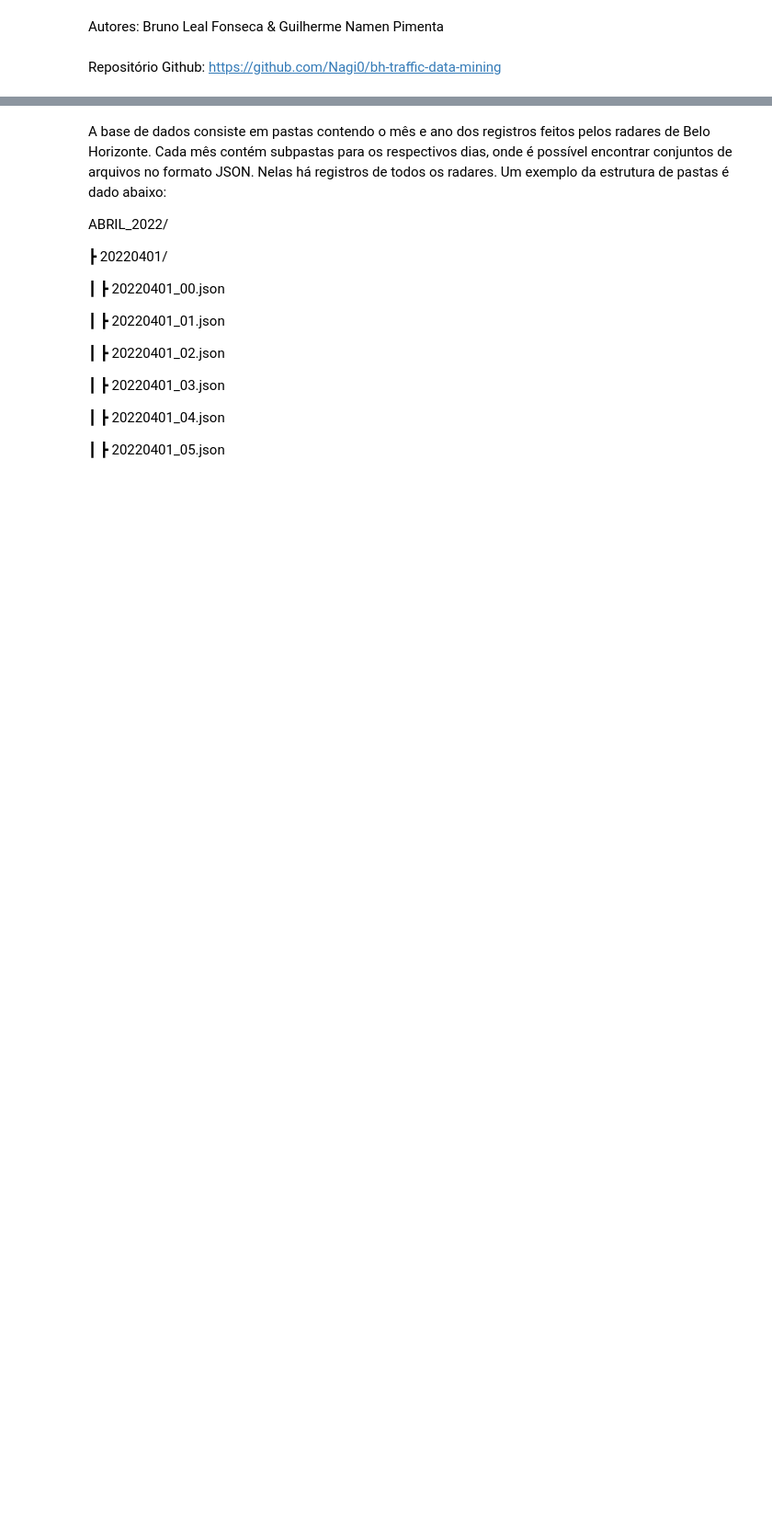
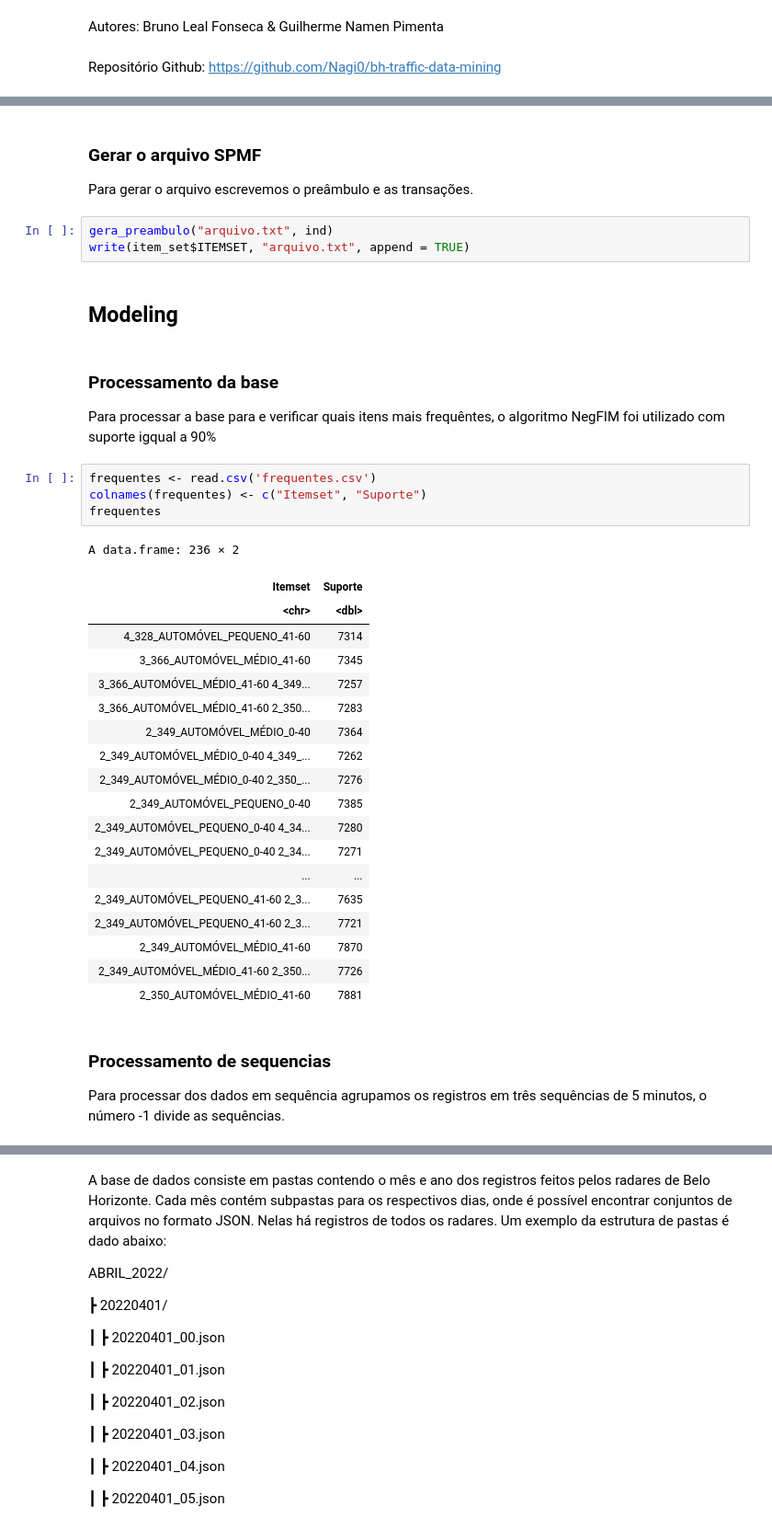
Before and after one commit to Nagi0/bh-traffic-data-mining, a Jupyter notebook: bhTrafficDataMining/humanAttempt/phase3.ipynb, the cells around one changed output, grey strips where cells are left out. Shown at 92% size. Saved outputs shown, nothing was run; the diff lists cells and outputs as text; blank space fills up the shorter version.

```diff
--- a/bhTrafficDataMining/humanAttempt/phase3.ipynb
+++ b/bhTrafficDataMining/humanAttempt/phase3.ipynb
@@ -6,0 +207,38 @@ Repositório Github: https://github.com/Nagi0/bh-traffic-data-mining
+# %% [markdown]
+### Gerar o arquivo SPMF
+Para gerar o arquivo escrevemos o preâmbulo e as transações.
+# %%
+gera_preambulo("arquivo.txt", ind)
+write(item_set$ITEMSET, "arquivo.txt", append = TRUE)
+# %% [markdown]
+## Modeling
+# %% [markdown]
+### Processamento da base
+Para processar a base para e verificar quais itens mais frequêntes, o algoritmo NegFIM foi utilizado com suporte igqual a 90%
+# %%
+frequentes <- read.csv('frequentes.csv')
+colnames(frequentes) <- c("Itemset", "Suporte")
+frequentes
+# %% [output]
+A data.frame: 236 × 2
+| Itemset | Suporte |
+| <chr> | <dbl> |
+| 4_328_AUTOMÓVEL_PEQUENO_41-60 | 7314 |
+| 3_366_AUTOMÓVEL_MÉDIO_41-60 | 7345 |
+| 3_366_AUTOMÓVEL_MÉDIO_41-60 4_349... | 7257 |
+| 3_366_AUTOMÓVEL_MÉDIO_41-60 2_350... | 7283 |
+| 2_349_AUTOMÓVEL_MÉDIO_0-40 | 7364 |
+| 2_349_AUTOMÓVEL_MÉDIO_0-40 4_349_... | 7262 |
+| 2_349_AUTOMÓVEL_MÉDIO_0-40 2_350_... | 7276 |
+| 2_349_AUTOMÓVEL_PEQUENO_0-40 | 7385 |
+| 2_349_AUTOMÓVEL_PEQUENO_0-40 4_34... | 7280 |
+| 2_349_AUTOMÓVEL_PEQUENO_0-40 2_34... | 7271 |
+| ... | ... |
+| 2_349_AUTOMÓVEL_PEQUENO_41-60 2_3... | 7635 |
+| 2_349_AUTOMÓVEL_PEQUENO_41-60 2_3... | 7721 |
+| 2_349_AUTOMÓVEL_MÉDIO_41-60 | 7870 |
+| 2_349_AUTOMÓVEL_MÉDIO_41-60 2_350... | 7726 |
+| 2_350_AUTOMÓVEL_MÉDIO_41-60 | 7881 |
+# %% [markdown]
+### Processamento de sequencias
+Para processar dos dados em sequência agrupamos os registros em três sequências de 5 minutos, o número -1 divide as sequências.
```
Also changed, not shown: parts of 38 cells of this notebook.
